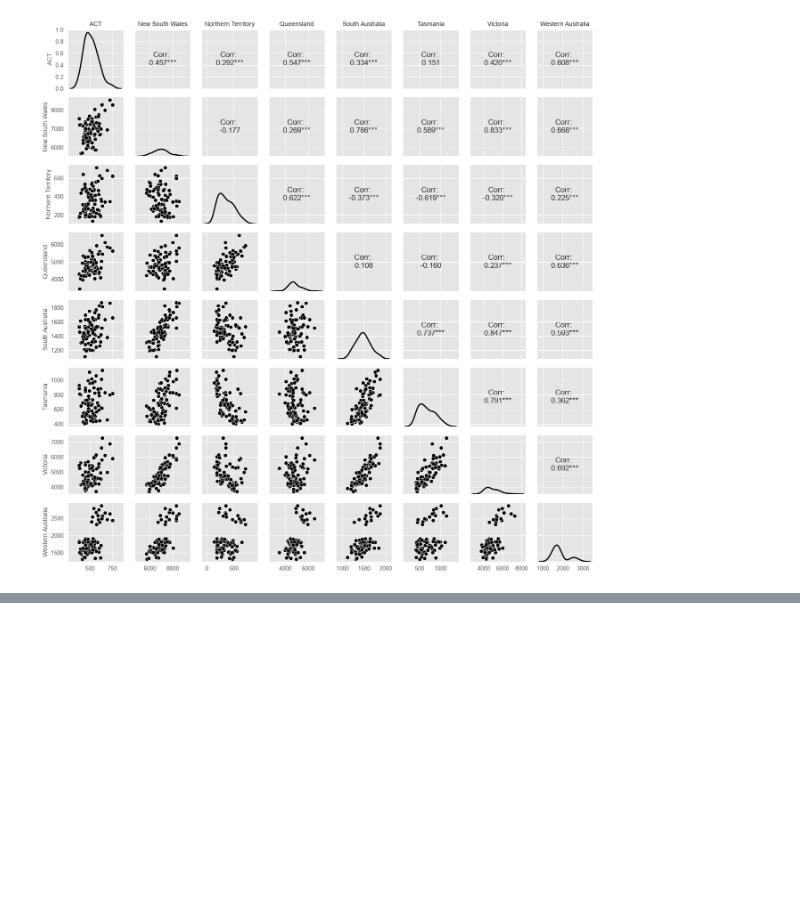
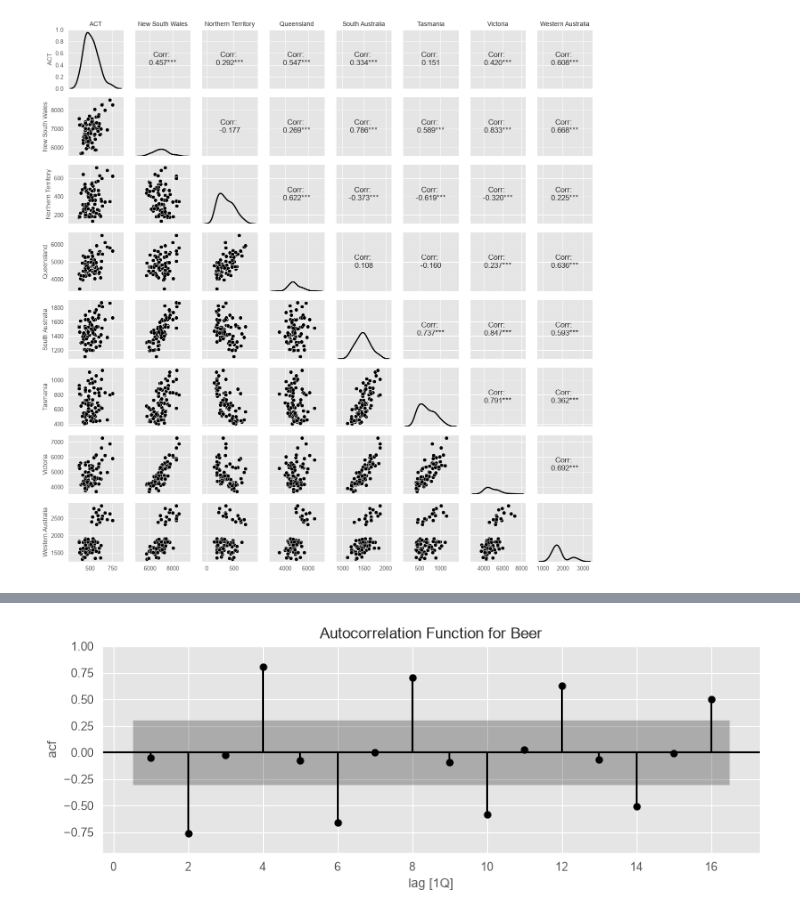
Before and after one commit to Ak62007/TS, a Jupyter notebook: notebooks/00_TS_Graphics.ipynb, the cells around one changed output, grey strips where cells are left out. Cells and saved outputs as stored; diff of their text form; code cells hidden in the pictures; blank space fills up the shorter version.

```diff
--- a/notebooks/00_TS_Graphics.ipynb
+++ b/notebooks/00_TS_Graphics.ipynb
@@ -915,0 +972,11 @@ fig.show()
+# %%
+fig, ax = plt.subplots(figsize=(8, 3))
+plot_acf(beer["y"], lags=16, ax=ax,
+    zero=False, bartlett_confint=False, auto_ylims=True)
+ax.set(
+    title="Autocorrelation Function for Beer",
+    xlabel="lag [1Q]", ylabel="acf",
+)
+fig.show()
+# %% [output]
+[figure, added]
```
Also changed, not shown: parts of 11 cells of this notebook.
